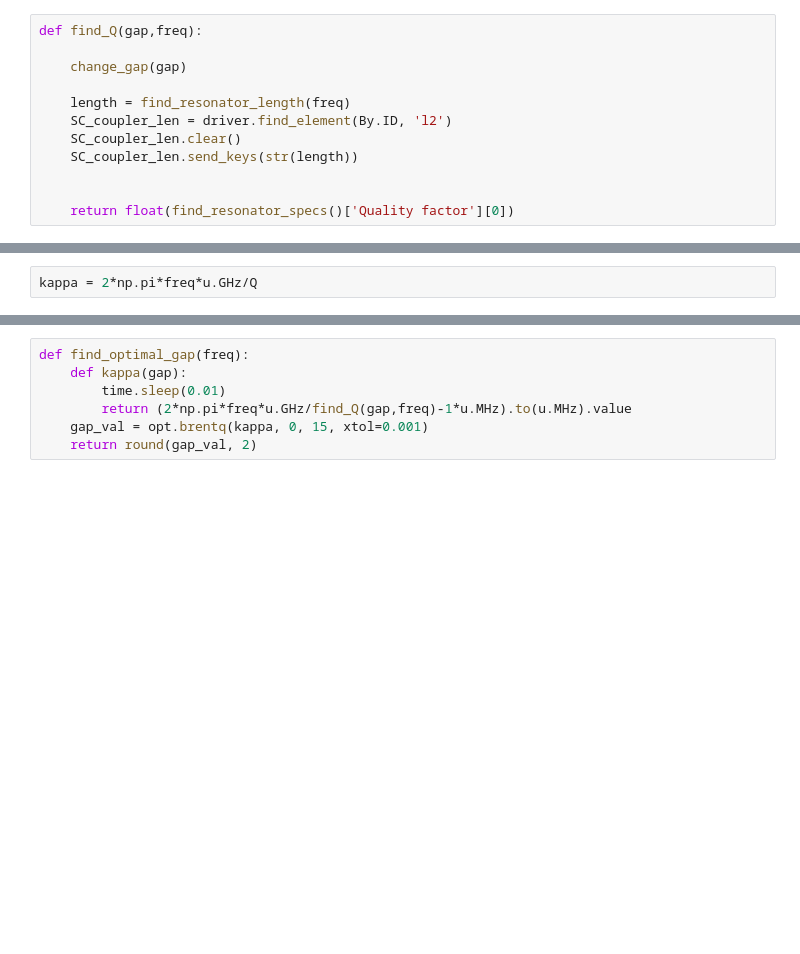
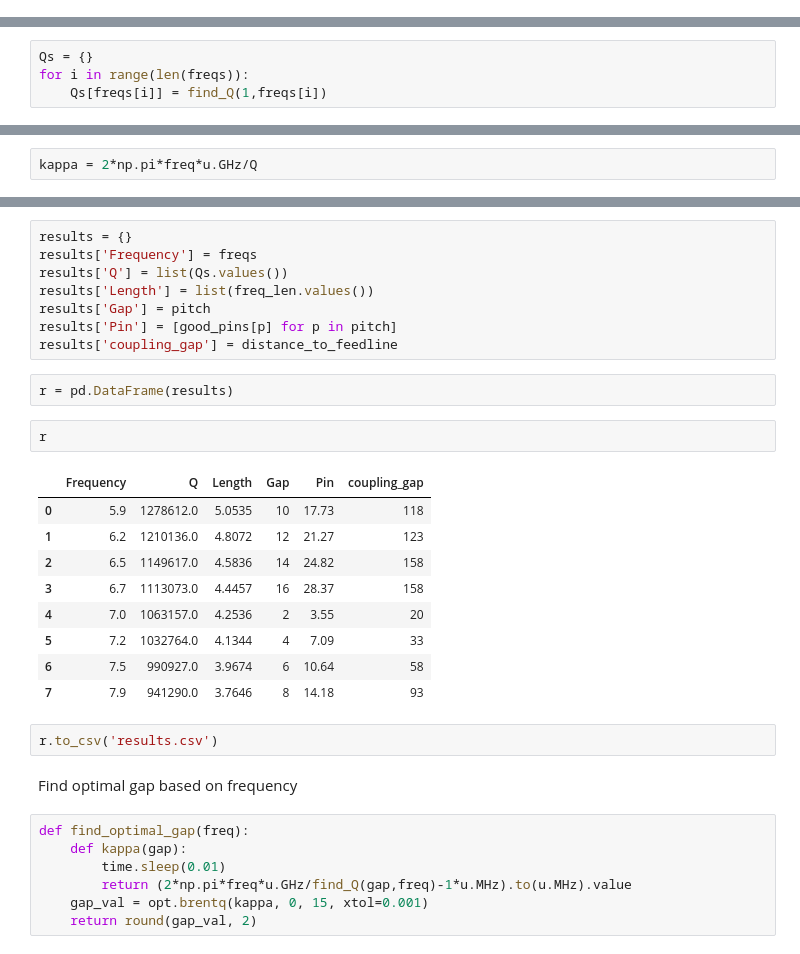
Before and after one commit to Wendywanw/Wendy-qiskit-code, a Jupyter notebook: Resonator_design/coupler_optimization.ipynb, the cells around one changed output, grey strips where cells are left out. Saved outputs shown, nothing was run; the diff lists cells and outputs as text; blank space fills up the shorter version.

Commit message:
update coupler optimization code

```diff
--- a/Resonator_design/coupler_optimization.ipynb
+++ b/Resonator_design/coupler_optimization.ipynb
@@ -415,12 +608,0 @@ freq_len
-# %%
-def find_Q(gap,freq):
-
-    change_gap(gap)
-
-    length = find_resonator_length(freq)
-    SC_coupler_len = driver.find_element(By.ID, 'l2')
-    SC_coupler_len.clear()
-    SC_coupler_len.send_keys(str(length))
-
-
-    return float(find_resonator_specs()['Quality factor'][0])
@@ -432,0 +609,4 @@ Q = find_Q(1,freqs[0]/1000)
+# %%
+Qs = {}
+for i in range(len(freqs)):
+    Qs[freqs[i]] = find_Q(1,freqs[i])
@@ -439,3 +630,29 @@ $4.5375718 \; \mathrm{MHz}$
+# %%
+results = {}
+results['Frequency'] = freqs
+results['Q'] = list(Qs.values())
+results['Length'] = list(freq_len.values())
+results['Gap'] = pitch
+results['Pin'] = [good_pins[p] for p in pitch]
+results['coupling_gap'] = distance_to_feedline
+# %%
+r = pd.DataFrame(results)
+# %%
+r
+# %% [output]
+|  | Frequency | Q | Length | Gap | Pin | coupling_gap |
+| 0 | 5.9 | 1278612.0 | 5.0535 | 10 | 17.73 | 118 |
+| 1 | 6.2 | 1210136.0 | 4.8072 | 12 | 21.27 | 123 |
+| 2 | 6.5 | 1149617.0 | 4.5836 | 14 | 24.82 | 158 |
+| 3 | 6.7 | 1113073.0 | 4.4457 | 16 | 28.37 | 158 |
+| 4 | 7.0 | 1063157.0 | 4.2536 | 2 | 3.55 | 20 |
+| 5 | 7.2 | 1032764.0 | 4.1344 | 4 | 7.09 | 33 |
+| 6 | 7.5 | 990927.0 | 3.9674 | 6 | 10.64 | 58 |
+| 7 | 7.9 | 941290.0 | 3.7646 | 8 | 14.18 | 93 |
+# %%
+r.to_csv('results.csv')
+# %% [markdown]
+Find optimal gap based on frequency
 # %%
 def find_optimal_gap(freq):
     def kappa(gap):
```
Also changed, not shown: parts of 34 cells of this notebook.
